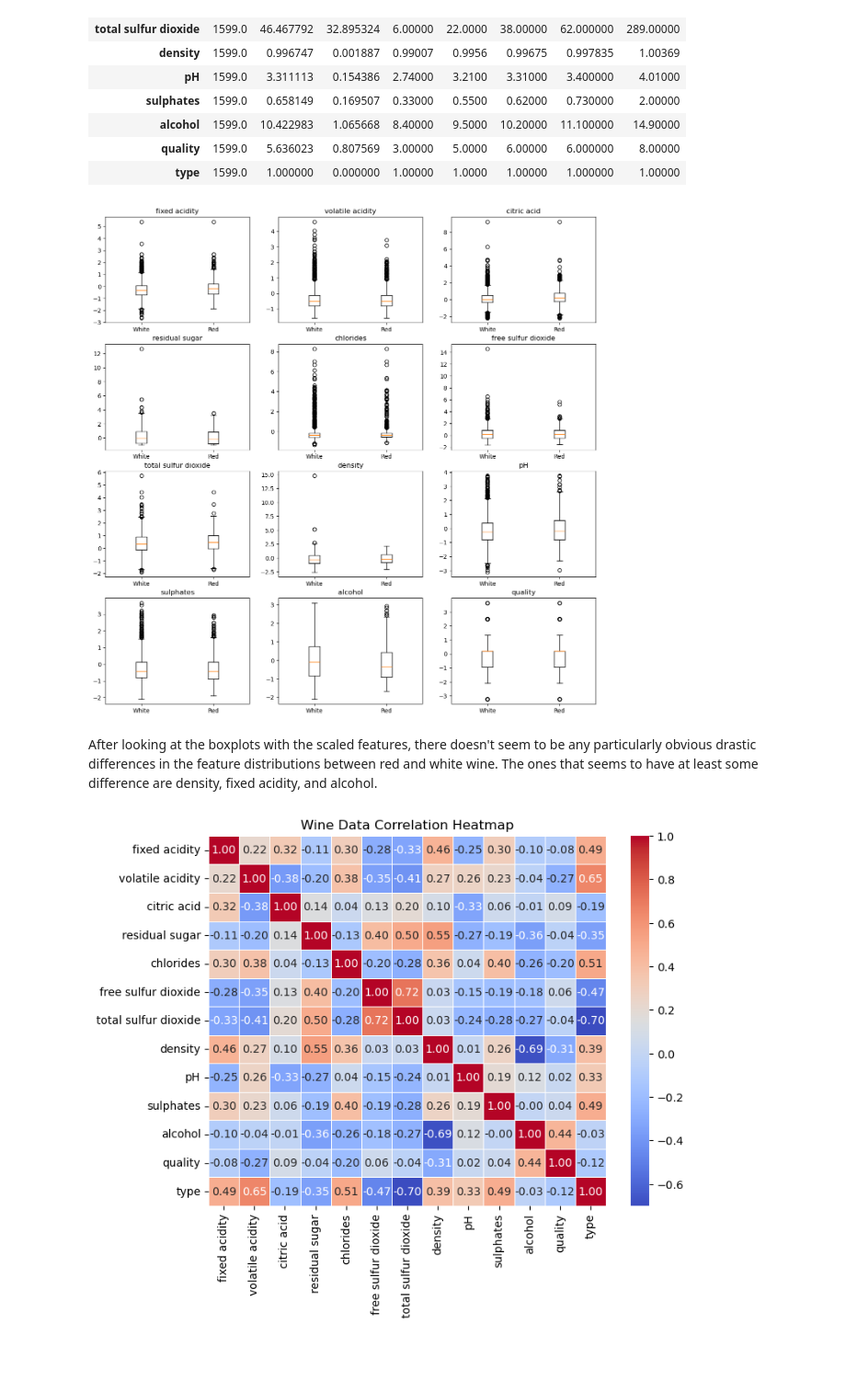
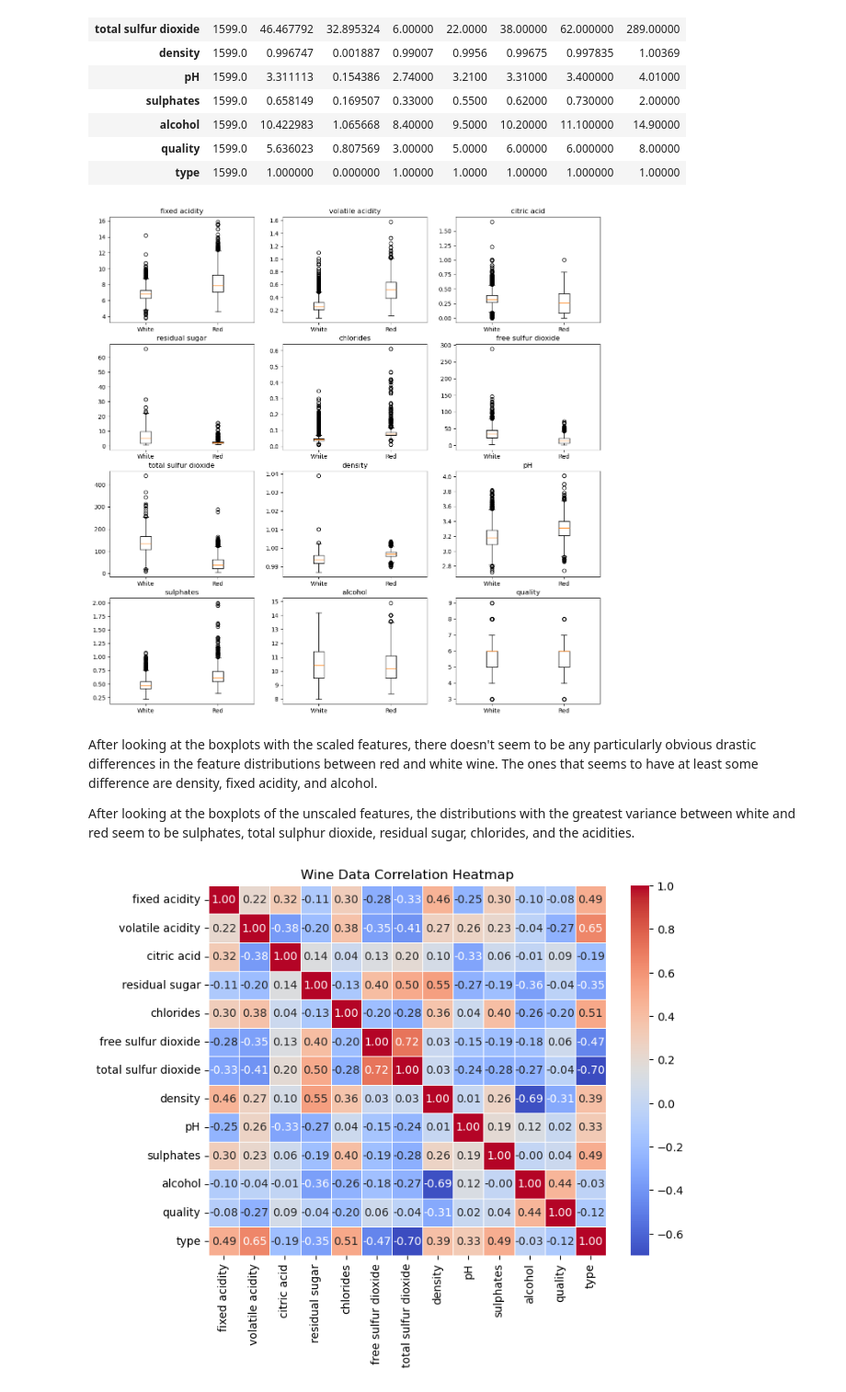
Before and after one commit to sastadlan/417-final-project, a Jupyter notebook: Wine_Quality.ipynb, the cells around one changed output. Shown at 92% size. Drawn from its saved outputs; the diff is of its cells as text; code cells hidden in the pictures; blank space fills up the shorter version.

```diff
--- a/Wine_Quality.ipynb
+++ b/Wine_Quality.ipynb
@@ -94,32 +96,47 @@ red.describe().transpose()
 # %%
 #Boxplots for preliminary distributions
 
+'''
 #scale the data
-wine_scaled = wine.copy()
+wine_df = wine.copy()
 
 
 
 scaler = StandardScaler()
 cols_to_scale = [col for col in wine_df.columns if col != 'type']
 wine_scaled[cols_to_scale] = pd.DataFrame(scaler.fit_transform(wine_df[cols_to_scale]), columns=cols_to_scale)
+
 
 
 index = 1
 plt.figure(figsize=(15, 15))
 for col in wine_scaled.columns:
     plt.subplot(4,3,index)
     plt.boxplot([wine_scaled[wine_scaled['type']== 0][col], wine_scaled[wine_scaled['type']== 1][col]])
     plt.title(col)
     plt.xticks([1, 2], ["White", "Red"])
     index+=1
     if index == 13:
         break
+'''
+index = 1
+plt.figure(figsize=(15, 15))
+for col in wine.columns:
+    plt.subplot(4,3,index)
+    plt.boxplot([wine[wine['type']== 0][col], wine[wine['type']== 1][col]])
+    plt.title(col)
+    plt.xticks([1, 2], ["White", "Red"])
+    index+=1
+    if index == 13:
+        break
 
 plt.show()
 # %% [output]
-[figure, old version]
+[figure, new version]
 # %% [markdown]
 After looking at the boxplots with the scaled features, there doesn't seem to be any particularly obvious drastic differences in the feature distributions between red and white wine. The ones that seems to have at least some difference are density, fixed acidity, and alcohol.
+
+After looking at the boxplots of the unscaled features, the distributions with the greatest variance between white and red seem to be sulphates, total sulphur dioxide, residual sugar, chlorides, and the acidities.
 # %%
 matrix = wine.corr()
 
```
Also changed, not shown: parts of 11 cells of this notebook.
